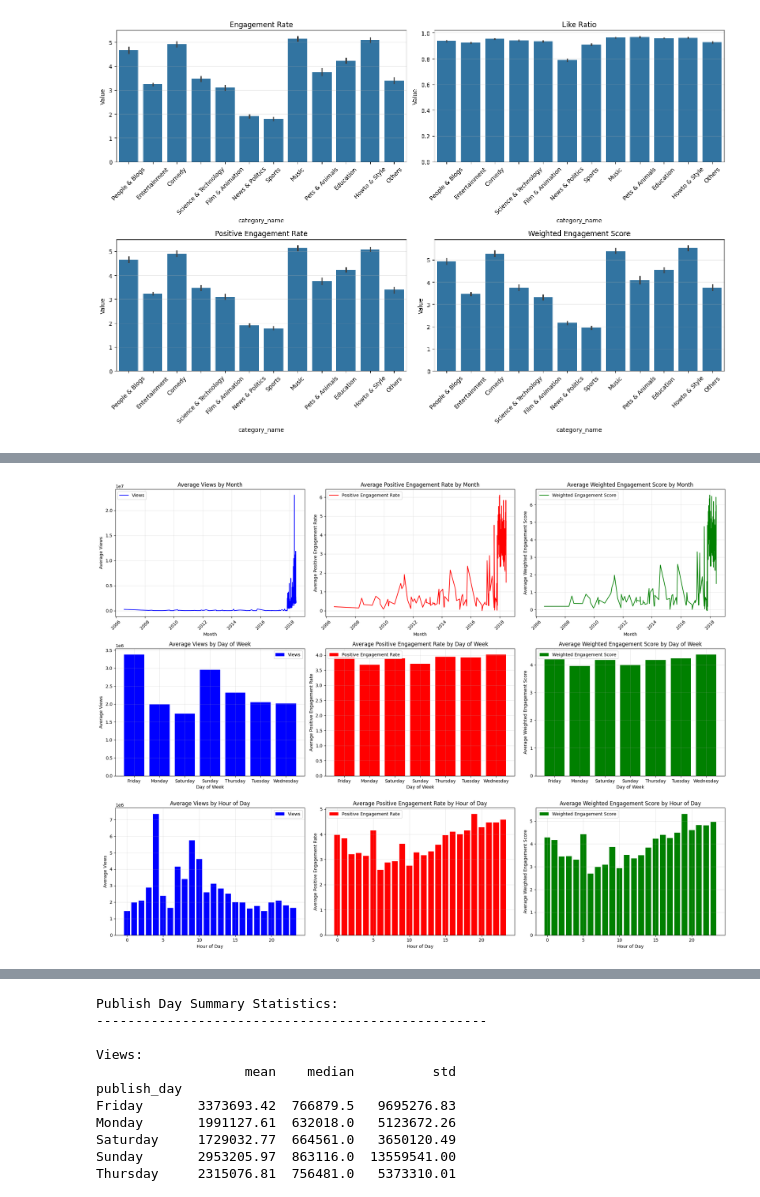
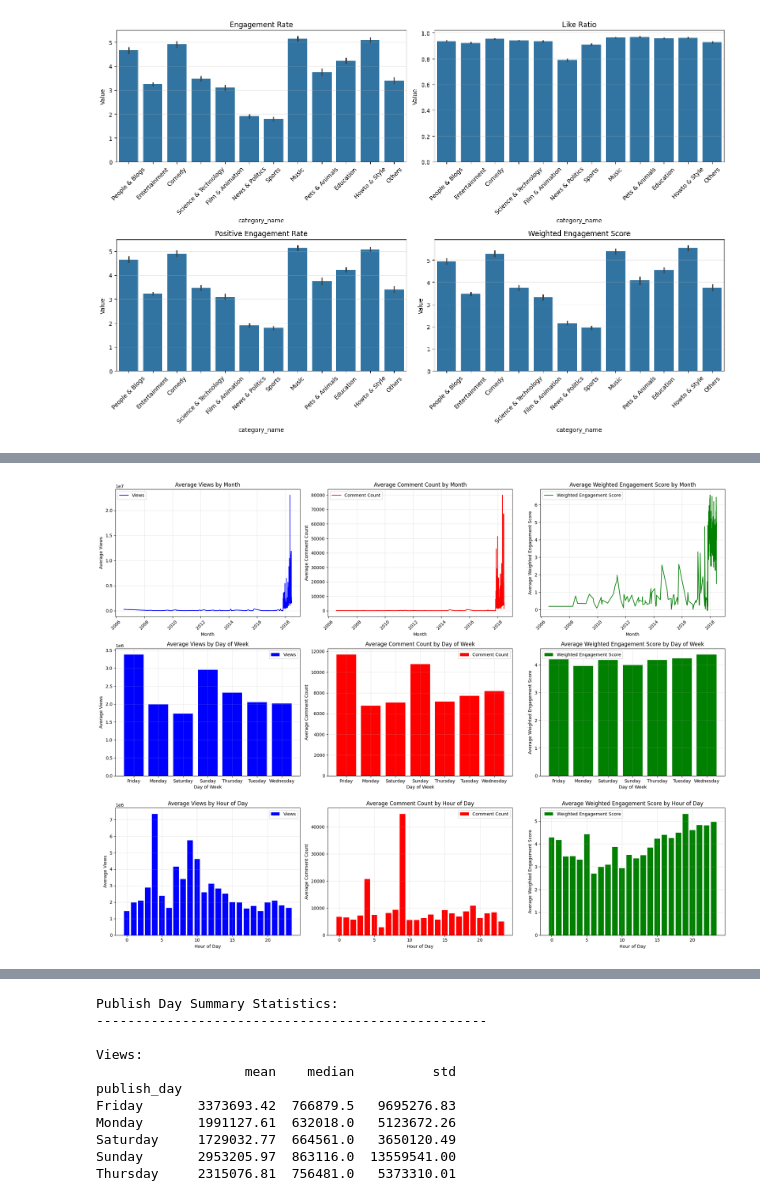
Before and after one commit to jforeroluque/PRG_test, a Jupyter notebook: notebooks/youtube_analysis.ipynb, the cells around one changed output, grey strips where cells are left out. Cells and saved outputs as stored; diff of their text form; code cells hidden in the pictures.

```diff
--- a/notebooks/youtube_analysis.ipynb
+++ b/notebooks/youtube_analysis.ipynb
@@ -374,3 +451,10 @@ df_final['is_night'] = ((df_final['publish_hour'] >= 22) | (df_final['publish_ho
+# %%
+# Fill missing values with mean for each column
+for column in df_final.columns:
+    if df_final[column].dtype in ['int64', 'float64']:
+        df_final[column] = df_final[column].fillna(df_final[column].mean())
+    elif df_final[column].dtype == 'object':
+        df_final[column] = df_final[column].fillna(df_final[column].mode()[0])
 # %%
 display(df_final.head())
 # %% [output]
@@ -551,7 +653,7 @@ Correlation Matrix:
 fig, axes = plt.subplots(3, 3, figsize=(20, 15))  # Changed to 3x3 grid
 
 # Define metrics to analyze
-metrics = ['views', 'positive_engagement_rate', 'weighted_engagement_score']
+metrics = ['views', 'comment_count', 'weighted_engagement_score']
 
 # 1. Monthly aggregation
 for i, metric in enumerate(metrics):
@@ -560,34 +662,34 @@ for i, metric in enumerate(metrics):
                    color=['blue', 'red', 'green'][i])
     axes[0,i].set_title(f'Average {metric.replace("_", " ").title()} by Month')
     axes[0,i].set_xlabel('Month')
     axes[0,i].set_ylabel(f'Average {metric.replace("_", " ").title()}')
     axes[0,i].tick_params(axis='x', rotation=45)
     axes[0,i].legend()
 
 # 2. Day of week aggregation
 for i, metric in enumerate(metrics):
     day_data = df_final.groupby('publish_day')[metric].mean()
     axes[1,i].bar(day_data.index, day_data.values, label=metric.replace('_', ' ').title(),
                   color=['blue', 'red', 'green'][i])
     axes[1,i].set_title(f'Average {metric.replace("_", " ").title()} by Day of Week')
     axes[1,i].set_xlabel('Day of Week')
     axes[1,i].set_ylabel(f'Average {metric.replace("_", " ").title()}')
     axes[1,i].legend()
 
 # 3. Time of day aggregation
 for i, metric in enumerate(metrics):
     time_data = df_final.groupby('publish_hour')[metric].mean()
     axes[2,i].bar(time_data.index, time_data.values, label=metric.replace('_', ' ').title(),
                   color=['blue', 'red', 'green'][i])
     axes[2,i].set_title(f'Average {metric.replace("_", " ").title()} by Hour of Day')
     axes[2,i].set_xlabel('Hour of Day')
     axes[2,i].set_ylabel(f'Average {metric.replace("_", " ").title()}')
     axes[2,i].legend()
 
 plt.tight_layout()
 plt.show()
 # %% [output]
-[figure, old version]
+[figure, new version]
 # %%
 # Statistical Analysis
 from scipy import stats
```
Also changed, not shown: parts of 8 cells of this notebook, 5 other files.
